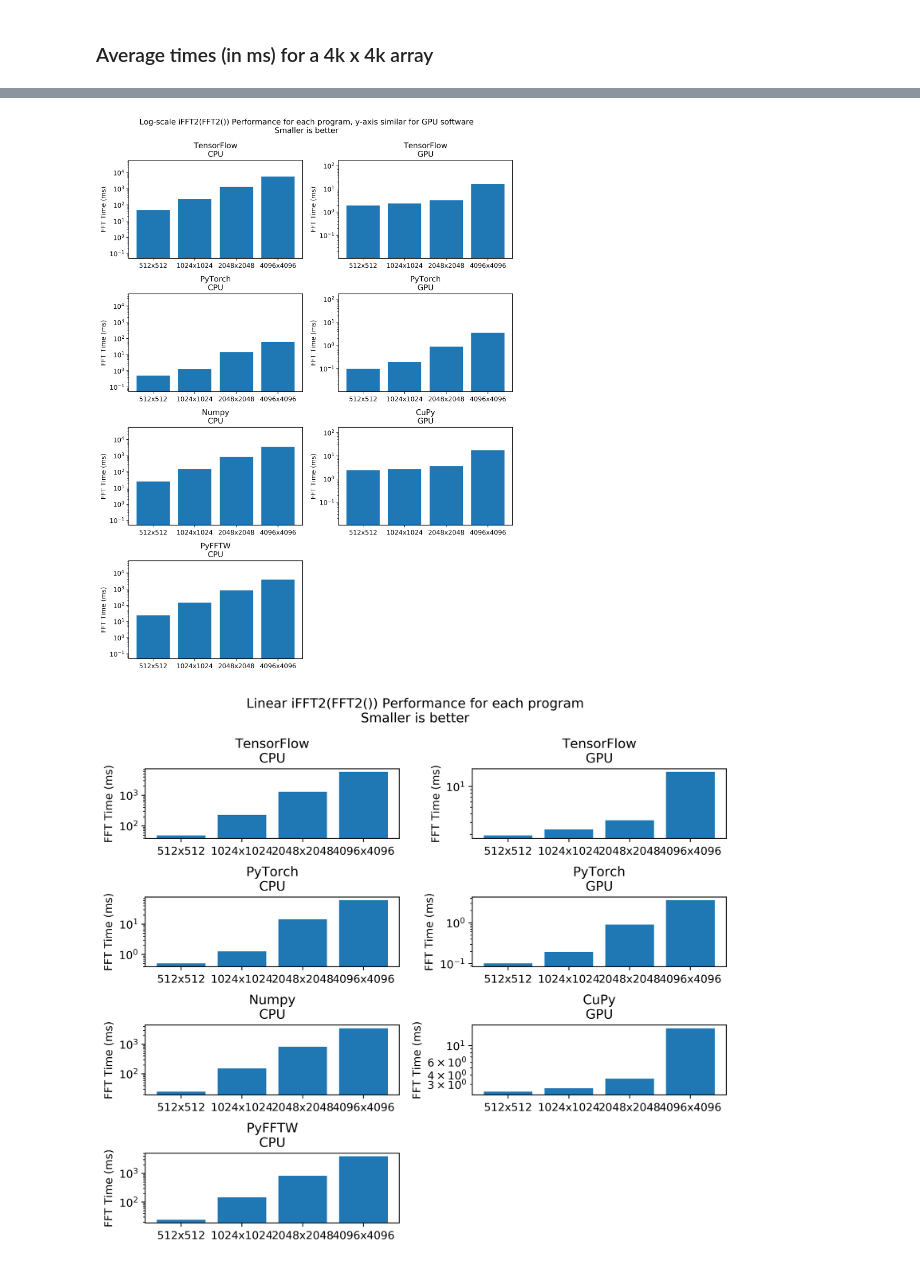
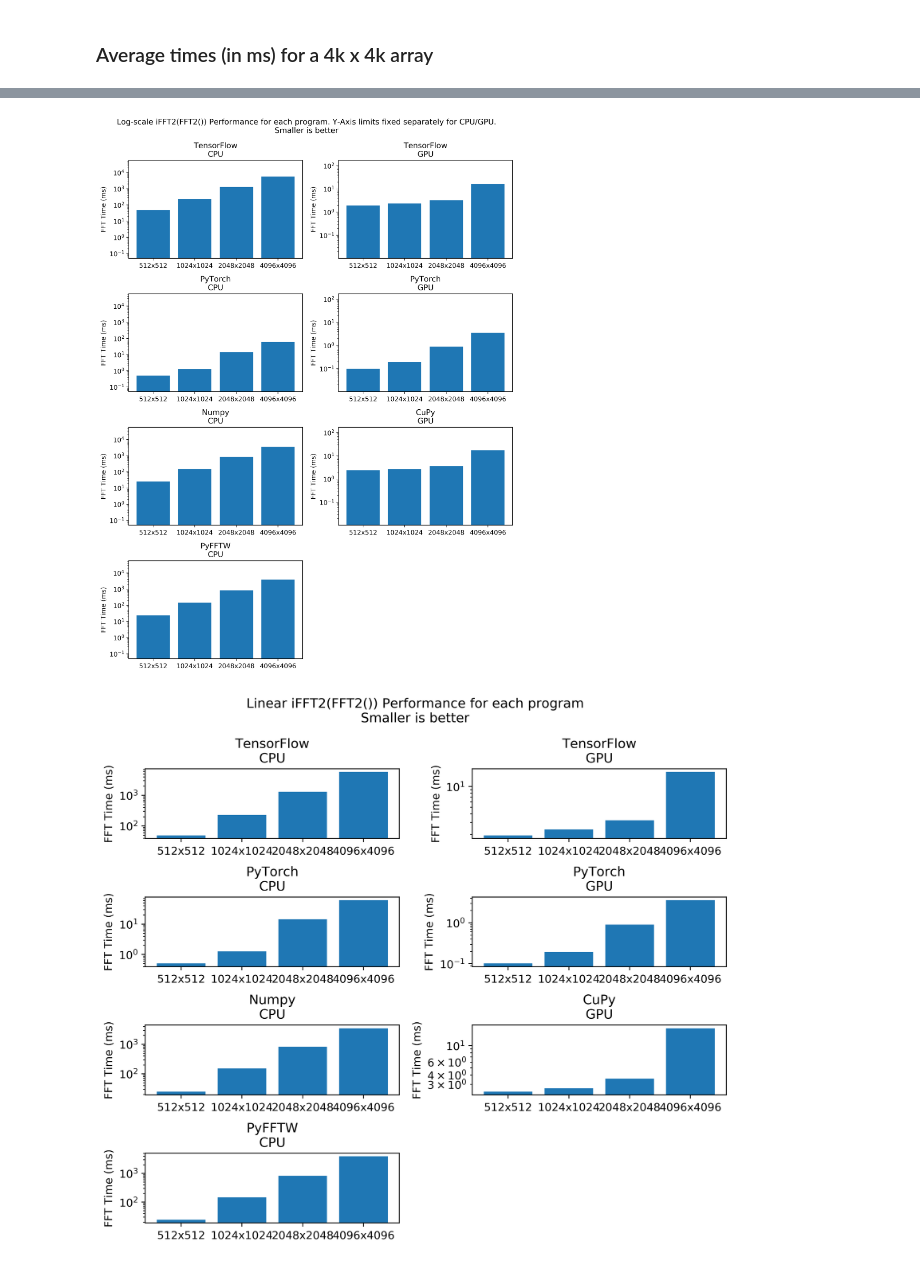
Before and after one commit to thomasaarholt/thomasaarholt.github.io, a Jupyter notebook: fftspeedtest.ipynb, the cells around one changed output, grey strips where cells are left out. Saved outputs shown, nothing was run; the diff lists cells and outputs as text; code cells hidden in the pictures.

```diff
--- a/fftspeedtest.ipynb
+++ b/fftspeedtest.ipynb
@@ -357,31 +357,31 @@ PyFFTW CPU
 # %%
 # Plot as function of software
 fig, AX = plt.subplots(ncols=2, nrows=4, constrained_layout=True, figsize=(9,12), dpi=400)
 # fig.canvas.layout.width = "1300px"
 # fig.canvas.layout.height = "1000px"
 cputimes = [1000 * time.average for times in totaltimes[::2] for time in times]
 gputimes = [1000 * time.average for times in totaltimes[1::2] for time in times]
 
 gmx, gmn = max(gputimes), min(gputimes)
 cmx, cmn = max(cputimes), min(cputimes)
-plt.suptitle('Log-scale iFFT2(FFT2()) Performance for each program, y-axis similar for GPU software\nSmaller is better')
+plt.suptitle('Log-scale iFFT2(FFT2()) Performance for each program. Y-Axis limits fixed separately for CPU/GPU.\nSmaller is better')
 
 for i in range(len(names)):
     t = np.array([time.average for time in totaltimes[i]]) * 1000 # now in ms
     ax = AX.flatten()[i]
     ax.set_title(names[i])
     sizes_title = ["{}x{}".format(size, size) for size in sizes]
     ax.bar(sizes_title, t)
     ax.set_yscale('log')
-    if i %2:
+    if i % 2:
         ax.set_ylim(gmn/10, gmx*10)
     else:
         ax.set_ylim(cmn/10, cmx*10)
     ax.set_ylabel('FFT Time (ms)')
 
 AX.flatten()[-1].remove()
 # %% [output]
-[figure, old version]
+[figure, new version]
 # %%
 fig, AX = plt.subplots(ncols=2, nrows=4, constrained_layout=True, figsize=(8,7), dpi=400)
 # fig.canvas.layout.width = "1300px"
```
Also changed, not shown: 1 other file.
